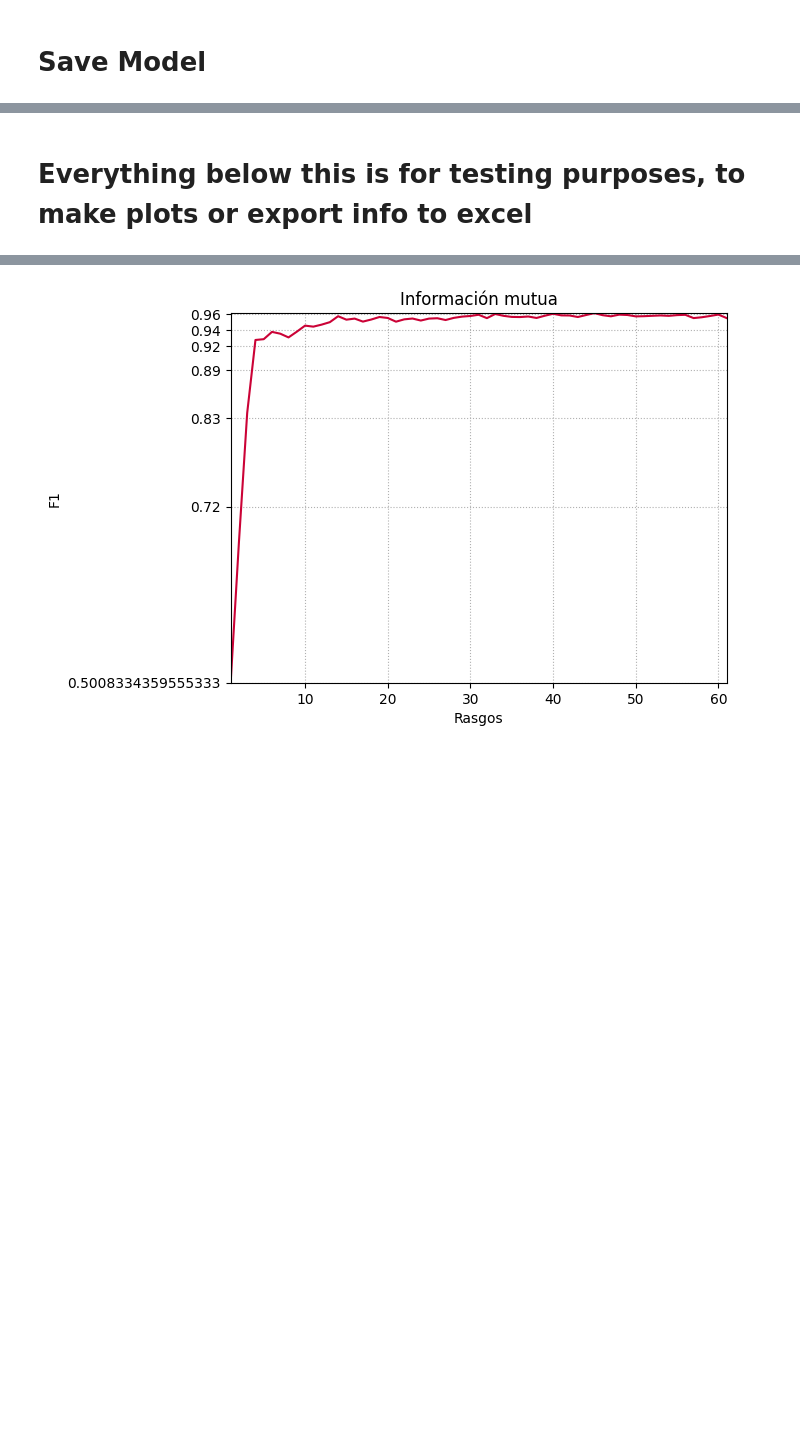
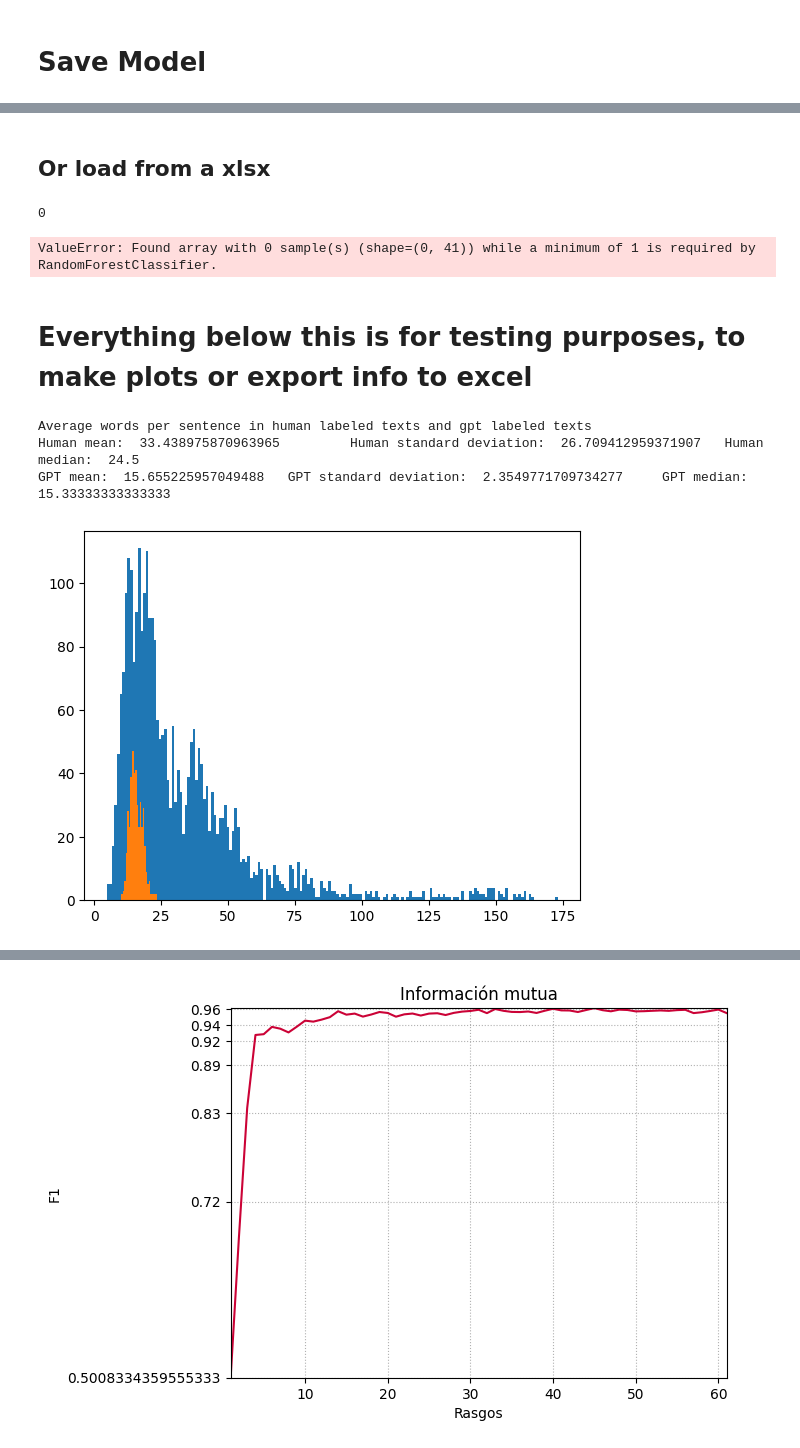
Before and after one commit to IvanInRainbows/TFG-IvanMontejoDeGarcini, a Jupyter notebook: sklearnModelPrototype.ipynb, the cells around one changed output, grey strips where cells are left out. Drawn from its saved outputs; the diff is of its cells as text; code cells hidden in the pictures; blank space fills up the shorter version.

```diff
--- a/sklearnModelPrototype.ipynb
+++ b/sklearnModelPrototype.ipynb
@@ -136,7 +270,7 @@ feature_cols = correlations.sort_values(by=order_by_coefficient ,key=lambda v: a
 maxiters = 100000 #Max iterations for the logistic regression and Support Vector Classification models
 
 # List with the models that will be tested
-models = (svm.SVC(max_iter=maxiters), LogisticRegression(max_iter=maxiters), tree.DecisionTreeClassifier(), ensemble.RandomForestClassifier(), ensemble.AdaBoostClassifier(), naive_bayes.GaussianNB())
+models = (svm.SVC(max_iter=maxiters), LogisticRegression(max_iter=maxiters), tree.DecisionTreeClassifier(), ensemble.RandomForestClassifier(), ensemble.AdaBoostClassifier(), ensemble.GradientBoostingClassifier())
 
 # This Dictionary will contain the model name as keys and a list of tuples as values.
 # Each tuple contains the number of features that have been removed in index 0, the list of features used in index 1, the evaluation metrics in index 2
@@ -254,2 +395,16 @@ with open('Classifier.pkl','wb') as f:
+# %% [markdown]
+## Or load from a xlsx
+# %%
+df_test = pd.read_excel('/content/drive/MyDrive/Colab Notebooks/Python/TFG/test_corpus.xlsx', header=0, index_col=0) # Read an excel from the path. The path written to work with my drive in google colab
+len(df_test)
+# %% [output]
+0
+# %%
+x_test  = df_test[feature_cols[:nfeatures]][:].to_numpy()
+y_test  = df_test["label"][:].to_numpy()
+y_prediction = final_model.predict(x_test)
+comparePredict(y_prediction, y_test)
+# %% [output]
+ValueError: Found array with 0 sample(s) (shape=(0, 41)) while a minimum of 1 is required by RandomForestClassifier.
 # %% [markdown]
 # Everything below this is for testing purposes, to make plots or export info to excel
@@ -312,0 +411,15 @@ for num in range(1):
+# %%
+avgWordsPerSentComparison = {
+            'human': [df["avgWordsPerSent"][i] for i in range(len(df["label"])) if df["label"][i] == 0],
+            'gpt': [df["avgWordsPerSent"][i] for i in range(len(df["label"])) if df["label"][i] == 1]
+        }
+plt.hist(avgWordsPerSentComparison['human'], bins=int(max(avgWordsPerSentComparison['human'])))
+plt.hist(avgWordsPerSentComparison['gpt'], int(max(avgWordsPerSentComparison['gpt'])))
+print("Average words per sentence in human labeled texts and gpt labeled texts")
+print("Human mean: ", np.mean(avgWordsPerSentComparison['human']), "\tHuman standard deviation: ", np.std(avgWordsPerSentComparison['human']), "\tHuman median: ", np.median(avgWordsPerSentComparison['human']))
+print("GPT mean: ", np.mean(avgWordsPerSentComparison['gpt']), "\tGPT standard deviation: ", np.std(avgWordsPerSentComparison['gpt']), "\tGPT median: ", np.median(avgWordsPerSentComparison['gpt']))
+# %% [output]
+Average words per sentence in human labeled texts and gpt labeled texts
+Human mean:  33.438975870963965         Human standard deviation:  26.709412959371907   Human median:  24.5
+GPT mean:  15.655225957049488   GPT standard deviation:  2.3549771709734277     GPT median:  15.33333333333333
+[figure, added]
```
Also changed, not shown: parts of 19 cells of this notebook, 5 other files.
